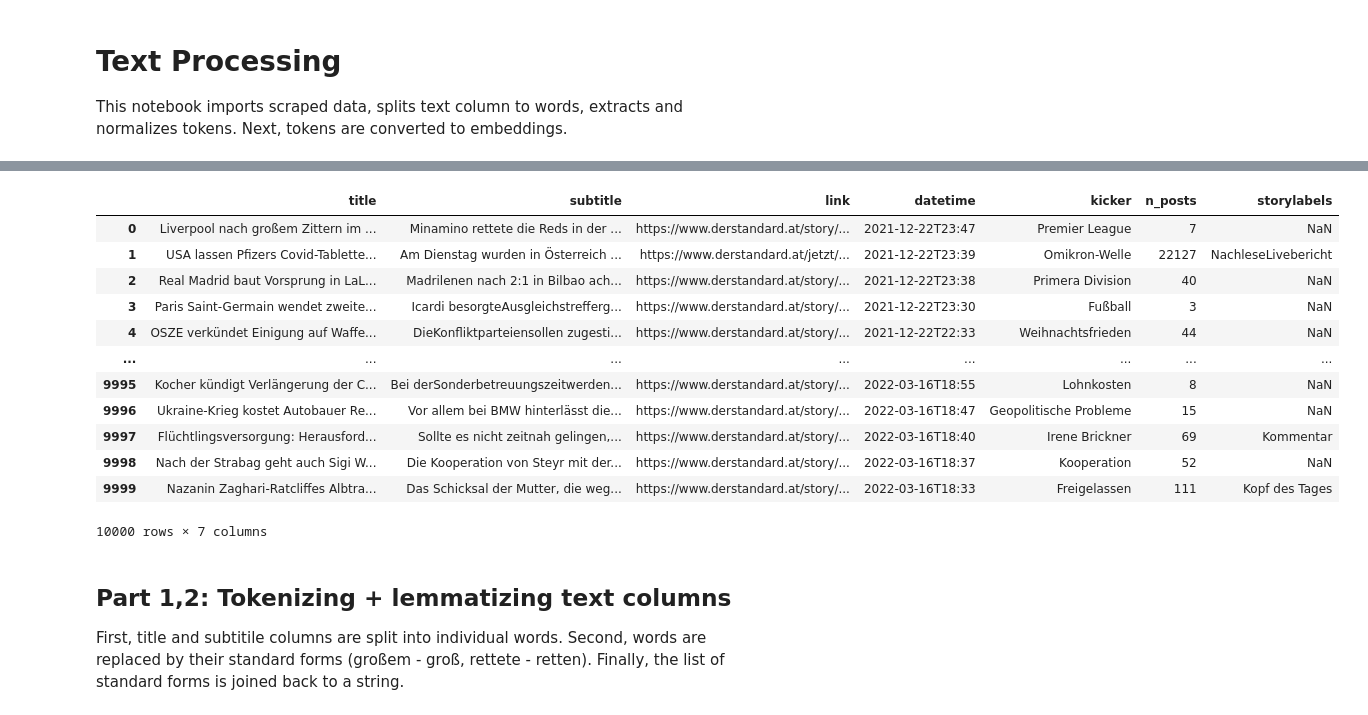
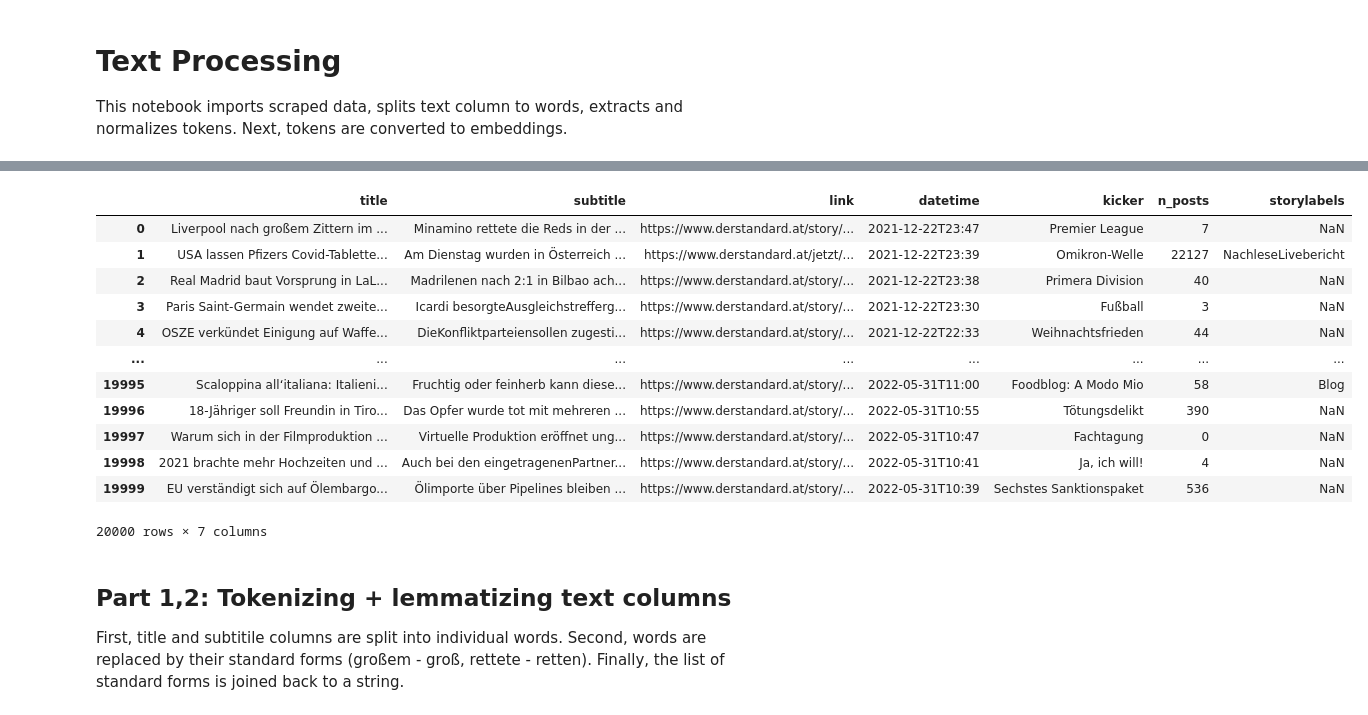
Before and after one commit to pastra98/AI_Lab, a Jupyter notebook: assignment/text_processing.ipynb, the cells around one changed output, grey strips where cells are left out. Drawn from its saved outputs; the diff is of its cells as text; code cells hidden in the pictures.

```diff
--- a/assignment/text_processing.ipynb
+++ b/assignment/text_processing.ipynb
@@ -40,24 +40,25 @@ Hardware-Firmen NOUN nk
 # %%
 ## Data loading
 
+import numpy as np
 import pandas as pd
 
-standard_data = pd.read_csv('./data/derstandard_frontpage_data.csv')[0:10000]
+standard_data = pd.read_csv('./data/derstandard_frontpage_data.csv')[0:20000]
 standard_data
 # %% [output]
 |  | title | subtitle | link | datetime | kicker | n_posts | storylabels |
 | 0 | Liverpool nach großem Zittern im ... | Minamino rettete die Reds in der ... | https://www.derstandard.at/story/... | 2021-12-22T23:47 | Premier League | 7 | NaN |
 | 1 | USA lassen Pfizers Covid-Tablette... | Am Dienstag wurden in Österreich ... | https://www.derstandard.at/jetzt/... | 2021-12-22T23:39 | Omikron-Welle | 22127 | NachleseLivebericht |
 | 2 | Real Madrid baut Vorsprung in LaL... | Madrilenen nach 2:1 in Bilbao ach... | https://www.derstandard.at/story/... | 2021-12-22T23:38 | Primera Division | 40 | NaN |
 | 3 | Paris Saint-Germain wendet zweite... | Icardi besorgteAusgleichstrefferg... | https://www.derstandard.at/story/... | 2021-12-22T23:30 | Fußball | 3 | NaN |
 | 4 | OSZE verkündet Einigung auf Waffe... | DieKonfliktparteiensollen zugesti... | https://www.derstandard.at/story/... | 2021-12-22T22:33 | Weihnachtsfrieden | 44 | NaN |
 | ... | ... | ... | ... | ... | ... | ... | ... |
-| 9995 | Kocher kündigt Verlängerung der C... | Bei derSonderbetreuungszeitwerden... | https://www.derstandard.at/story/... | 2022-03-16T18:55 | Lohnkosten | 8 | NaN |
-| 9996 | Ukraine-Krieg kostet Autobauer Re... | Vor allem bei BMW hinterlässt die... | https://www.derstandard.at/story/... | 2022-03-16T18:47 | Geopolitische Probleme | 15 | NaN |
-| 9997 | Flüchtlingsversorgung: Herausford... | Sollte es nicht zeitnah gelingen,... | https://www.derstandard.at/story/... | 2022-03-16T18:40 | Irene Brickner | 69 | Kommentar |
-| 9998 | Nach der Strabag geht auch Sigi W... | Die Kooperation von Steyr mit der... | https://www.derstandard.at/story/... | 2022-03-16T18:37 | Kooperation | 52 | NaN |
-| 9999 | Nazanin Zaghari-Ratcliffes Albtra... | Das Schicksal der Mutter, die weg... | https://www.derstandard.at/story/... | 2022-03-16T18:33 | Freigelassen | 111 | Kopf des Tages |
+| 19995 | Scaloppina all‘italiana: Italieni... | Fruchtig oder feinherb kann diese... | https://www.derstandard.at/story/... | 2022-05-31T11:00 | Foodblog: A Modo Mio | 58 | Blog |
+| 19996 | 18-Jähriger soll Freundin in Tiro... | Das Opfer wurde tot mit mehreren ... | https://www.derstandard.at/story/... | 2022-05-31T10:55 | Tötungsdelikt | 390 | NaN |
+| 19997 | Warum sich in der Filmproduktion ... | Virtuelle Produktion eröffnet ung... | https://www.derstandard.at/story/... | 2022-05-31T10:47 | Fachtagung | 0 | NaN |
+| 19998 | 2021 brachte mehr Hochzeiten und ... | Auch bei den eingetragenenPartner... | https://www.derstandard.at/story/... | 2022-05-31T10:41 | Ja, ich will! | 4 | NaN |
+| 19999 | EU verständigt sich auf Ölembargo... | Ölimporte über Pipelines bleiben ... | https://www.derstandard.at/story/... | 2022-05-31T10:39 | Sechstes Sanktionspaket | 536 | NaN |
-10000 rows × 7 columns
+20000 rows × 7 columns
 # %% [markdown]
 ## Part 1,2: Tokenizing + lemmatizing text columns
 
```
Also changed, not shown: parts of 12 cells of this notebook.
